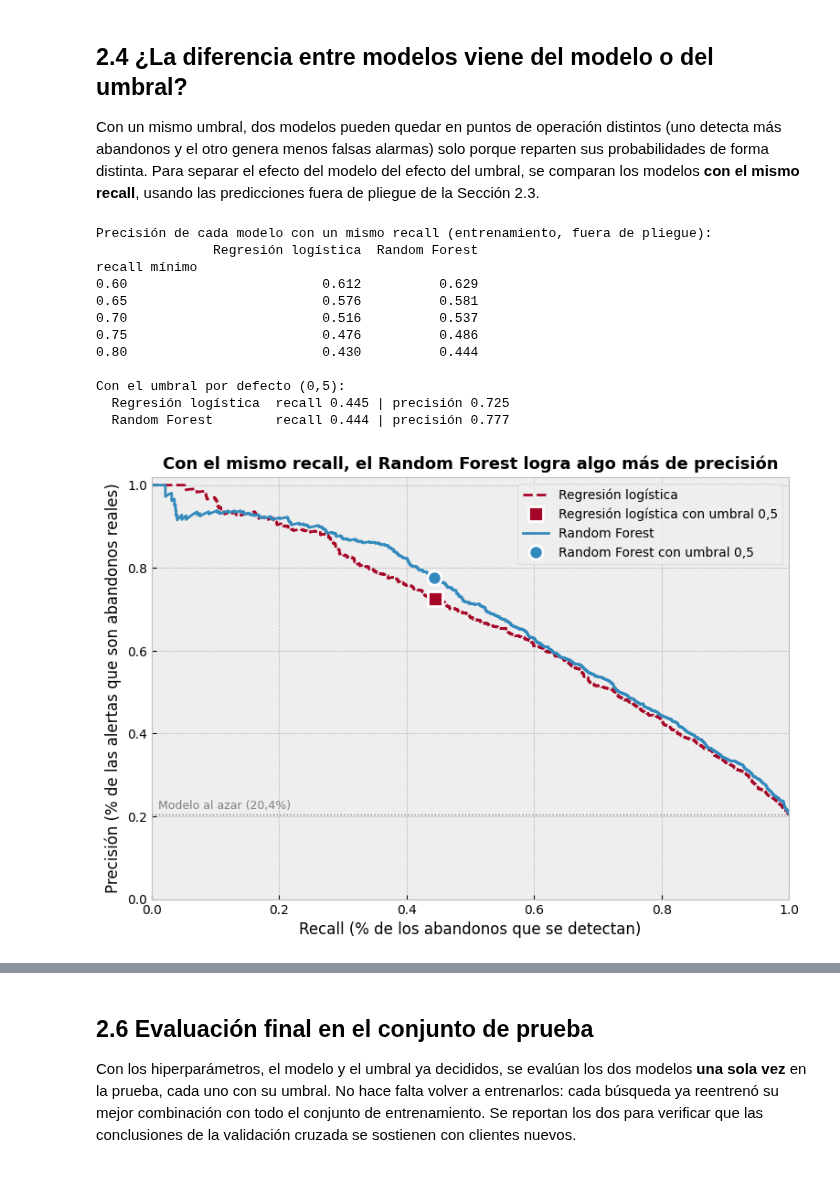
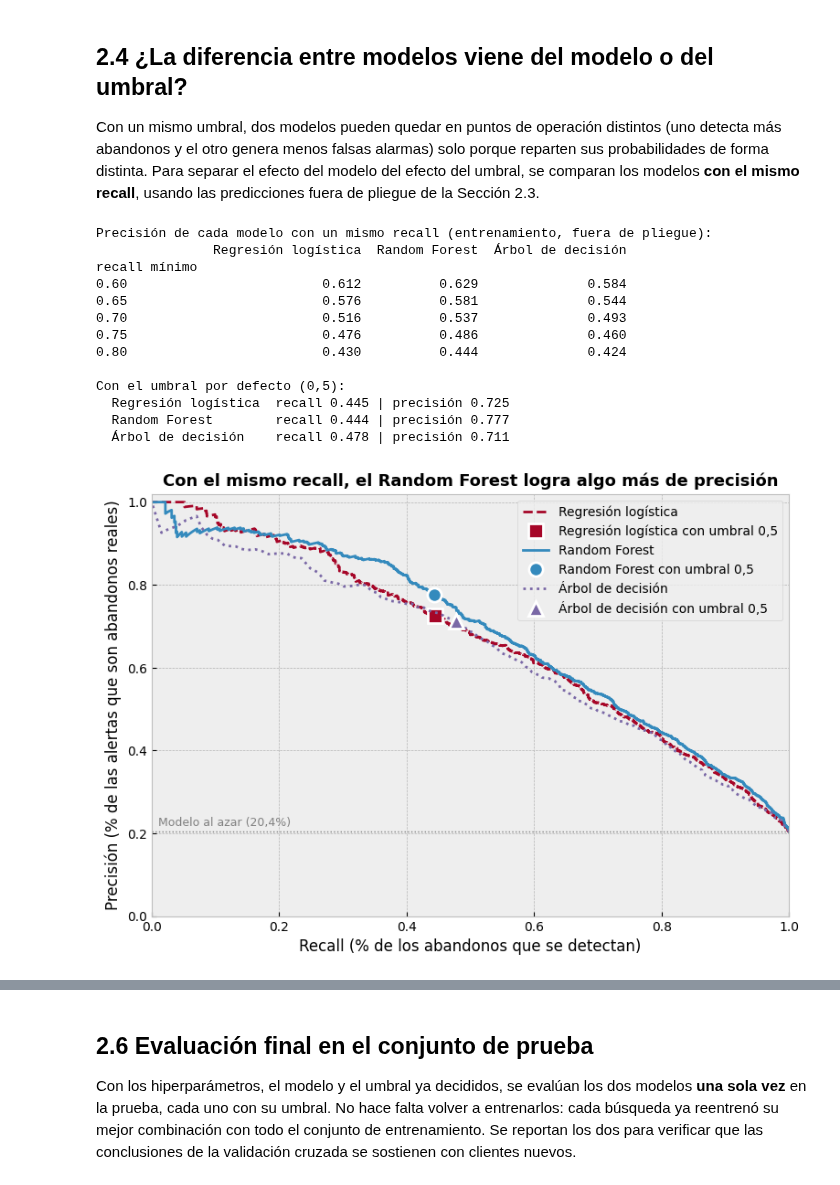
Before and after one commit to francarrascoo/Ecommerce-Customer-Dataset, a Jupyter notebook: notebooks/modelamiento.ipynb, the cells around one changed output, grey strips where cells are left out. Cells and saved outputs as stored; diff of their text form; code cells hidden in the pictures.

```diff
--- a/notebooks/modelamiento.ipynb
+++ b/notebooks/modelamiento.ipynb
@@ -332,3 +339,22 @@ Las 8 mejores combinaciones:
   sí: el Random Forest es poco sensible a sus hiperparámetros.
 - La configuración que se usaba antes del ajuste (300 árboles, hojas de 5 clientes y
   class_weight='balanced') llegaba a un PR-AUC de 0,672: el ajuste suma algo más de 1 punto.
+# %%
+# Árbol de decisión: dos hiperparámetros con pocos valores -> GridSearchCV prueba las 35 combinaciones
+busqueda_arbol = GridSearchCV(
+    modelo_completo(features_num, features_cat, features_bin, DecisionTreeClassifier(random_state=SEMILLA)),
+    param_grid={
+        'modelo__max_depth':        [3, 4, 5, 6, 8, 10, None],
+        'modelo__min_samples_leaf': [1, 10, 30, 60, 100],
+    },
+    scoring=metricas_cv, refit='PR-AUC', cv=cv, n_jobs=-1,
+)
+busqueda_arbol.fit(X_train, y_clf_train)
+
+print(f'Mejor combinación: {busqueda_arbol.best_params_}')
+print('PR-AUC (media de las 5 particiones) de cada combinación:')
+(pd.DataFrame(busqueda_arbol.cv_results_)
+ .assign(param_modelo__max_depth=lambda d: d['param_modelo__max_depth'].astype(str))
+ .pivot_table(index='param_modelo__max_depth', columns='param_modelo__min_samples_leaf', values='mean_test_PR-AUC')
+ .reindex(['3', '4', '5', '6', '8', '10', 'None'])
+ .round(4))
@@ -361,7 +408,8 @@ def t_test_corregido(diferencias, proporcion_prueba):
     return t, 2 * stats.t.sf(abs(t), df=k - 1)
 
 
-busquedas_clf = {'Regresión logística': busqueda_logistica, 'Random Forest': busqueda_rf}
+busquedas_clf = {'Regresión logística': busqueda_logistica, 'Random Forest': busqueda_rf,
+                 'Árbol de decisión': busqueda_arbol}
 
 filas = []
 for nombre, busqueda in busquedas_clf.items():
@@ -373,11 +421,12 @@ for nombre, busqueda in busquedas_clf.items():
     filas.append(fila)
 
 print(f'PR-AUC de un modelo al azar (= % de abandono en entrenamiento): {y_clf_train.mean():.3f}\n')
-for metrica in metricas_cv:
-    diferencia = puntajes_por_particion(busqueda_rf, metrica) - puntajes_por_particion(busqueda_logistica, metrica)
-    t, p = t_test_corregido(diferencia, proporcion_prueba=1 / (cv.get_n_splits() - 1))
-    print(f'{metrica}: Random Forest - logística en cada partición = {np.round(diferencia, 3)}')
-    print(f'         diferencia media {diferencia.mean():+.3f} | t corregido = {t:.2f} | p = {p:.3f}')
+for rival in ['Regresión logística', 'Árbol de decisión']:
+    for metrica in metricas_cv:
+        diferencia = puntajes_por_particion(busqueda_rf, metrica) - puntajes_por_particion(busquedas_clf[rival], metrica)
+        t, p = t_test_corregido(diferencia, proporcion_prueba=1 / (cv.get_n_splits() - 1))
+        print(f'{metrica}: Random Forest - {rival} en cada partición = {np.round(diferencia, 3)}')
+        print(f'         diferencia media {diferencia.mean():+.3f} | t corregido = {t:.2f} | p = {p:.3f}')
 pd.DataFrame(filas).set_index('modelo').round(3)
 # %% [output]
 PR-AUC de un modelo al azar (= % de abandono en entrenamiento): 0.204
@@ -493,39 +556,41 @@ for nombre, prob in prob_oof.items():
     pred = prob >= 0.5
     print(f'  {nombre:20s} recall {recall_score(y_clf_train, pred):.3f} | '
           f'precisión {precision_score(y_clf_train, pred):.3f}')
 
 fig, ax = plt.subplots(figsize=(9, 6))
-estilos = {'Regresión logística': ('#A60628', '--', 's'), 'Random Forest': ('#348ABD', '-', 'o')}
+estilos = {'Regresión logística': ('#A60628', '--', 's'), 'Random Forest': ('#348ABD', '-', 'o'),
+           'Árbol de decisión': ('#7A68A6', ':', '^')}
 for nombre, prob in prob_oof.items():
     color, linea, marcador = estilos[nombre]
     precision, recall, _ = precision_recall_curve(y_clf_train, prob)
     ax.plot(recall, precision, color=color, linestyle=linea, linewidth=2, label=nombre)
     pred = prob >= 0.5
     ax.plot(recall_score(y_clf_train, pred), precision_score(y_clf_train, pred), marker=marcador,
             markersize=11, color=color, markeredgecolor='white', markeredgewidth=2, linestyle='none',
             label=f'{nombre} con umbral 0,5')
 ax.axhline(y_clf_train.mean(), color='gray', linestyle=':', linewidth=1)
 ax.text(0.01, y_clf_train.mean() + 0.015, 'Modelo al azar (20,4%)', color='gray', fontsize=9)
 ax.set_xlim(0, 1)
 ax.set_ylim(0, 1.02)
 ax.set_xlabel('Recall (% de los abandonos que se detectan)')
 ax.set_ylabel('Precisión (% de las alertas que son abandonos reales)')
 ax.set_title('Con el mismo recall, el Random Forest logra algo más de precisión', fontsize=13, fontweight='bold')
 ax.legend(loc='upper right')
 plt.savefig('../images/clasificacion_curva_precision_recall.png', dpi=150, bbox_inches='tight')
 plt.show()
 # %% [output]
 Precisión de cada modelo con un mismo recall (entrenamiento, fuera de pliegue):
-               Regresión logística  Random Forest
+               Regresión logística  Random Forest  Árbol de decisión
 recall mínimo
-0.60                         0.612          0.629
-0.65                         0.576          0.581
-0.70                         0.516          0.537
-0.75                         0.476          0.486
-0.80                         0.430          0.444
+0.60                         0.612          0.629              0.584
+0.65                         0.576          0.581              0.544
+0.70                         0.516          0.537              0.493
+0.75                         0.476          0.486              0.460
+0.80                         0.430          0.444              0.424
 
 Con el umbral por defecto (0,5):
   Regresión logística  recall 0.445 | precisión 0.725
   Random Forest        recall 0.444 | precisión 0.777
+  Árbol de decisión    recall 0.478 | precisión 0.711
-[figure, old version]
+[figure, new version]
 # %% [markdown]
```
Also changed, not shown: parts of 22 cells of this notebook, 9 other files.
